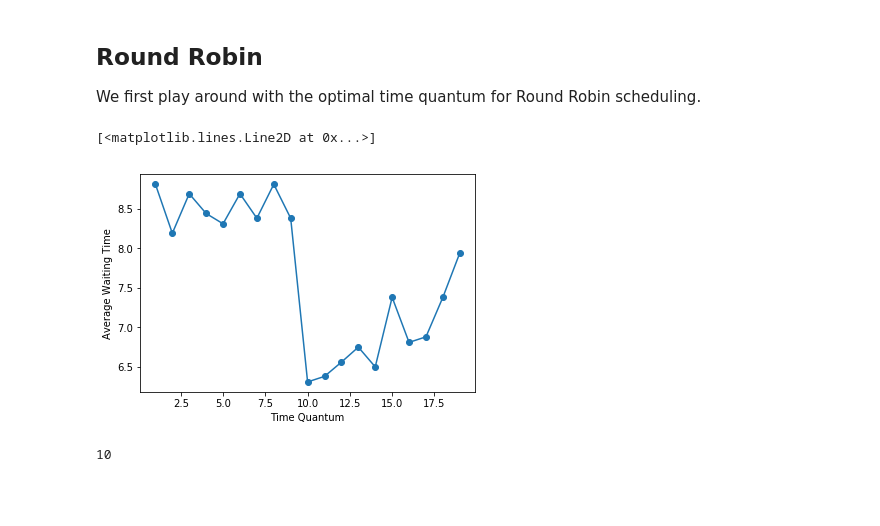
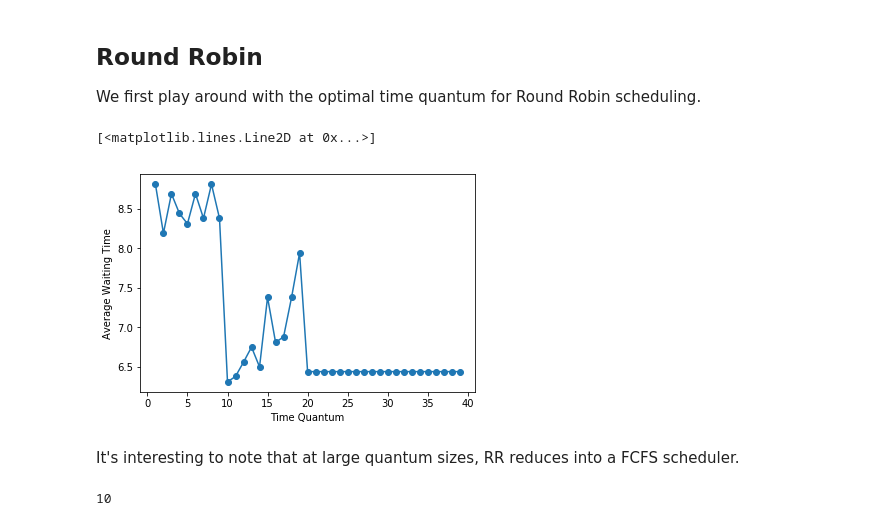
Before and after one commit to xbili/os-scheduler-simulator, a Jupyter notebook: notebooks/Parameter Optimization.ipynb, the cells around one changed output. Saved outputs shown, nothing was run; the diff lists cells and outputs as text; code cells hidden in the pictures; blank space fills up the shorter version.

Commit message:
Extend the time quantum explored to show how it reduces to FCFS with large Q values

```diff
--- a/notebooks/Parameter Optimization.ipynb
+++ b/notebooks/Parameter Optimization.ipynb
@@ -70,15 +70,17 @@ Text(0,0.5,'Burst Time')
 
 We first play around with the optimal time quantum for Round Robin scheduling.
 # %%
-x = [i for i in range(1, 20)]
+x = [i for i in range(1, 40)]
 y = [run_simulation(RoundRobin(time_quantum=q), processes) for q in x]
 
 plt.ylabel('Average Waiting Time')
 plt.xlabel('Time Quantum')
 plt.plot(x, y, marker='o')
 # %% [output]
 [<matplotlib.lines.Line2D at 0x...>]
-[figure, old version]
+[figure, new version]
+# %% [markdown]
+It's interesting to note that at large quantum sizes, RR reduces into a FCFS scheduler.
 # %%
 min(x, key=lambda v: y[v-1])
 # %% [output]
```
